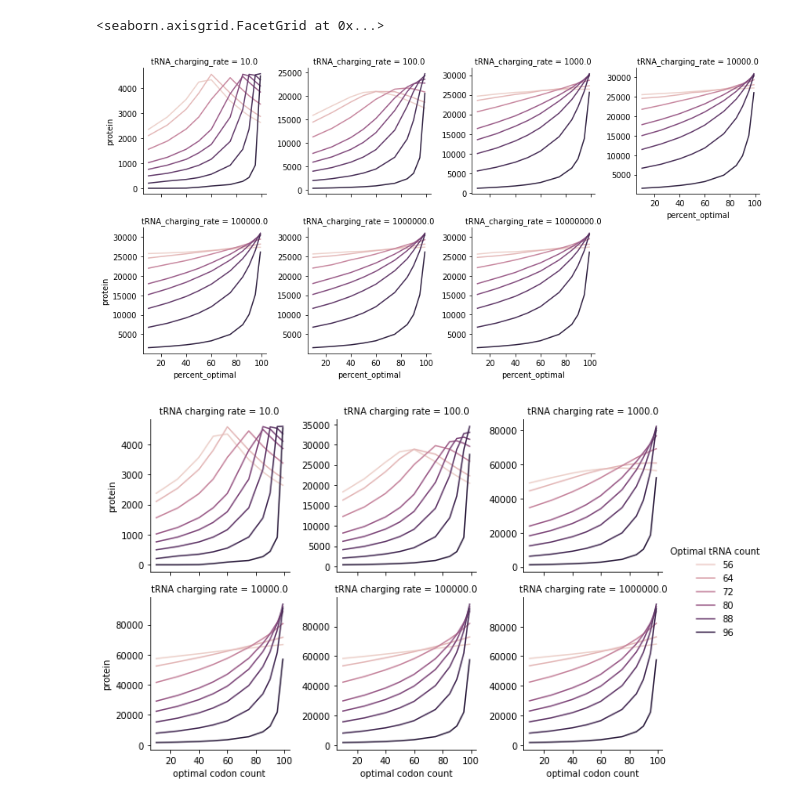
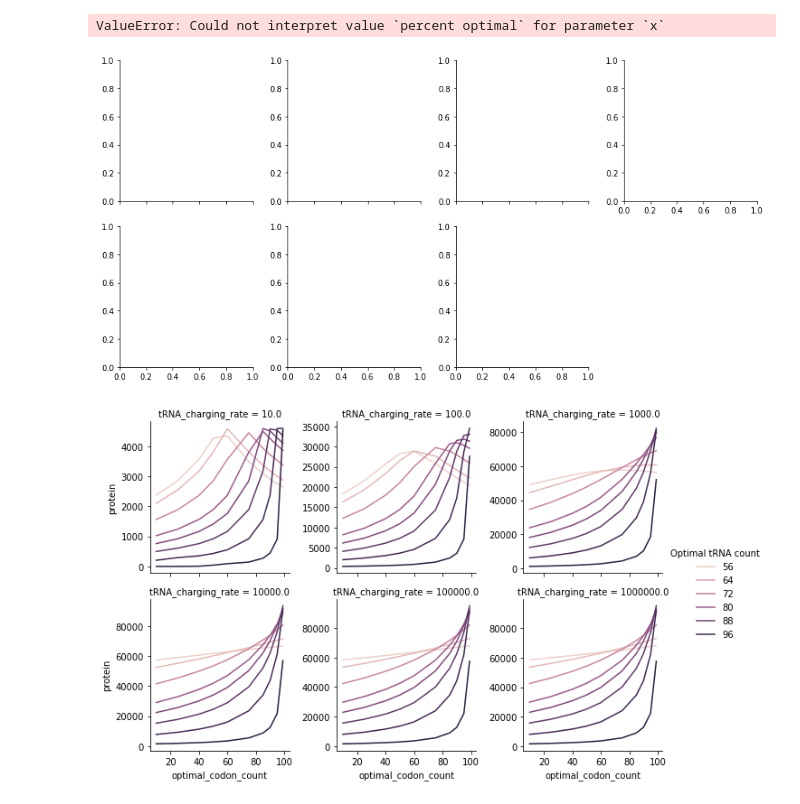
Before and after one commit to alexismhill3/tRNA-dynamics, a Jupyter notebook: analysis/tRNA_fraction_grid.ipynb, the cells around one changed output. Cells and saved outputs as stored; diff of their text form; code cells hidden in the pictures.

```diff
--- a/analysis/tRNA_fraction_grid.ipynb
+++ b/analysis/tRNA_fraction_grid.ipynb
@@ -71,7 +71,7 @@ def get_average_protein(path, perc_good, time, max_seed):
         [dedup_times.append(x) for x in times if x not in dedup_times]
         next_best_time = take_closest(dedup_times, time)
         tmp = df_master.loc[df_master['time'] == next_best_time].groupby(["species"])["protein"].mean().reset_index()
-    tmp["optimal codon count"] = perc_good
+    tmp["optimal_codon_count"] = perc_good
     return tmp
 # %%
 rcParams['figure.figsize'] = [10, 5]
@@ -115,40 +115,40 @@ g.map_dataframe(sns.lineplot, "percent optimal", "protein", hue="optimal_tRNA_ab
 #plt.ylabel("proteinX counts")
 #f.tight_layout()
 # %% [output]
-<seaborn.axisgrid.FacetGrid at 0x...>
+ValueError: Could not interpret value `percent optimal` for parameter `x`
-[figure, old version]
+[figure, new version]
 # %%
 #f = plt.figure(figsize=(15, 10))
 #gs = f.add_gridspec(3, 2)
 
 fractions = [10, 25, 40, 50, 60, 75, 85, 90, 95, 99]
 count_good = [55, 60, 70, 80, 85, 90, 95, 99]
 charging = [10.0, 100.0, 1000.0, 10000.0, 100000.0, 1000000.0]
 
 df_master = None
 for count, rate in enumerate(charging):
     df_tmp = None
     for frac in fractions:
         for count in count_good:
             count_bad = 100 - count
             path = f"../output/two_codon_var_trna_ratios_var_charg_fixed_rbs/two_codon_fixed_transcript_{frac}_{count}_{count_bad}_200_1200_5.0_100000.0_{rate}"
             tmp = get_average_protein(path, frac, 500, 3)
-            tmp["optimal tRNA count"] = count
+            tmp["optimal_tRNA_count"] = count
             if df_tmp is not None:
                 df_tmp = df_tmp.append(tmp, ignore_index=True)
             else:
                 df_tmp = tmp
-    df_tmp["tRNA charging rate"] = str(rate)
+    df_tmp["tRNA_charging_rate"] = str(rate)
     if df_master is not None:
         df_master = df_master.append(df_tmp, ignore_index=True)
     else:
         df_master = df_tmp
 df_master
 
 df_master = df_master[(df_master.species == "proteinX")]
-g = sns.FacetGrid(df_master, col="tRNA charging rate", col_wrap=3, sharey=False)
-g.map_dataframe(sns.lineplot, "optimal codon count", "protein", hue="optimal tRNA count")
+g = sns.FacetGrid(df_master, col="tRNA_charging_rate", col_wrap=3, sharey=False)
+g.map_dataframe(sns.lineplot, "optimal_codon_count", "protein", hue="optimal_tRNA_count")
 g.add_legend(title="Optimal tRNA count")
 plt.savefig("figures_group_mtg_0401/grid.png")
 # %% [output]
-[figure, old version]
+[figure, new version]
```
Also changed, not shown: parts of 6 cells of this notebook, 6 other files.
